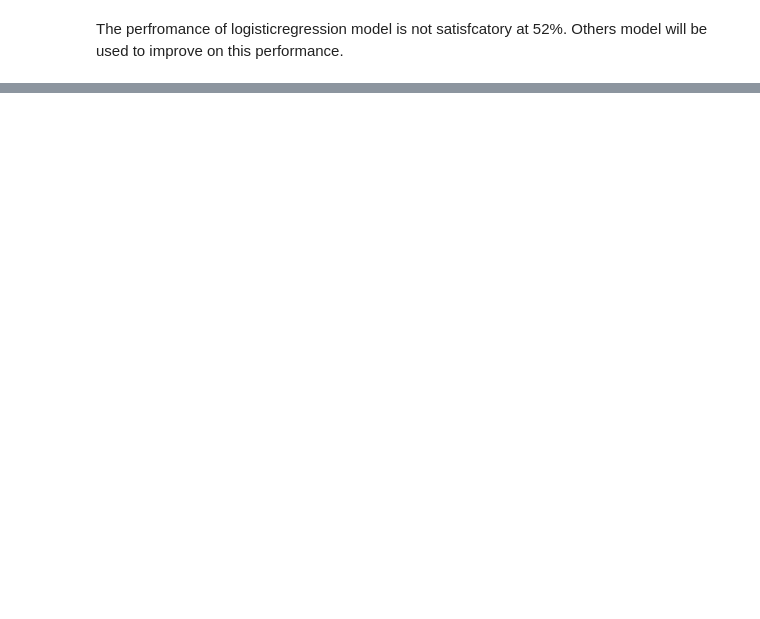
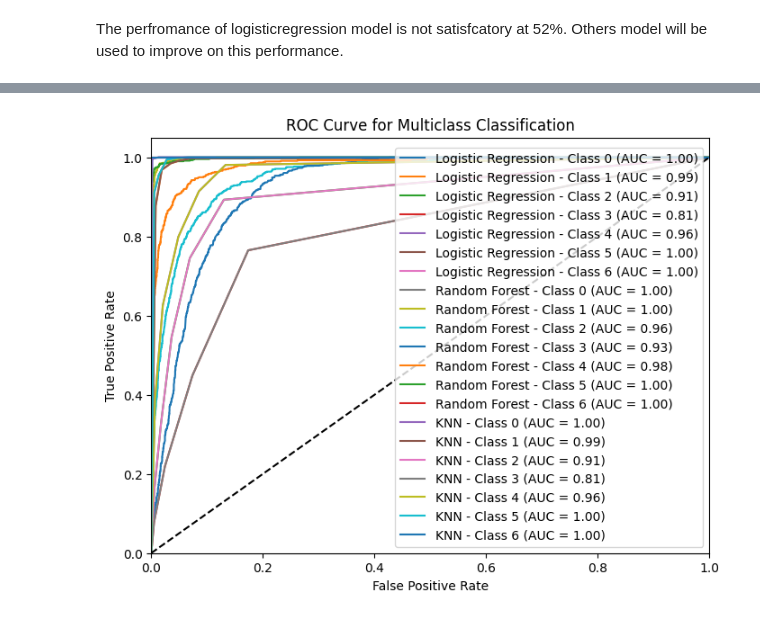
Before and after one commit to Roseyshi/Wine-Quality-Classification, a Jupyter notebook: Wine_Prediction.ipynb, the cells around one changed output, grey strips where cells are left out. Drawn from its saved outputs; the diff is of its cells as text; code cells hidden in the pictures; blank space fills up the shorter version.

```diff
--- a/Wine_Prediction.ipynb
+++ b/Wine_Prediction.ipynb
@@ -540,0 +446,50 @@ From the different feature selection tehcniques that have been used, **'Residual
+# %%
+#Binarize the output (convert it into one-vs-all format)
+y_test_binarized = label_binarize(y_test, classes=[3,4,5,6,7,8,9])
+
+# Number of classes
+n_classes = y_test_binarized.shape[1]
+
+# Compute ROC curve and AUC for each class
+fpr = {}
+tpr = {}
+roc_auc = {}
+
+# Compute ROC curve and ROC area for each class for logistic regression
+for i in range(n_classes):
+    fpr[i], tpr[i], _ = roc_curve(y_test_binarized[:, i], y_pred_knn_prob[:, i])
+    roc_auc[i] = auc(fpr[i], tpr[i])
+
+# Plot ROC curves for Logistic Regression
+plt.figure(figsize=(8, 6))
+for i in range(n_classes):
+    plt.plot(fpr[i], tpr[i], label=f'Logistic Regression - Class {i} (AUC = {roc_auc[i]:.2f})')
+
+# Compute ROC curve and AUC for Random Forest
+for i in range(n_classes):
+    fpr[i], tpr[i], _ = roc_curve(y_test_binarized[:, i], y_pred_rf_prob[:, i])
+    roc_auc[i] = auc(fpr[i], tpr[i])
+
+# Plot ROC curves for Random Forest
+for i in range(n_classes):
+    plt.plot(fpr[i], tpr[i], label=f'Random Forest - Class {i} (AUC = {roc_auc[i]:.2f})')
+
+# Compute ROC curve and AUC for XGBoost
+for i in range(n_classes):
+    fpr[i], tpr[i], _ = roc_curve(y_test_binarized[:, i], y_pred_knn_prob[:, i])
+    roc_auc[i] = auc(fpr[i], tpr[i])
+
+# Plot ROC curves for XGBoost
+for i in range(n_classes):
+    plt.plot(fpr[i], tpr[i], label=f'KNN - Class {i} (AUC = {roc_auc[i]:.2f})')
+
+plt.plot([0, 1], [0, 1], 'k--')  # Diagonal line
+plt.xlim([0.0, 1.0])
+plt.ylim([0.0, 1.05])
+plt.xlabel('False Positive Rate')
+plt.ylabel('True Positive Rate')
+plt.title('ROC Curve for Multiclass Classification')
+plt.legend(loc='lower right')
+plt.show()
+# %% [output]
+[figure, added]
```
Also changed, not shown: parts of 36 cells of this notebook.
